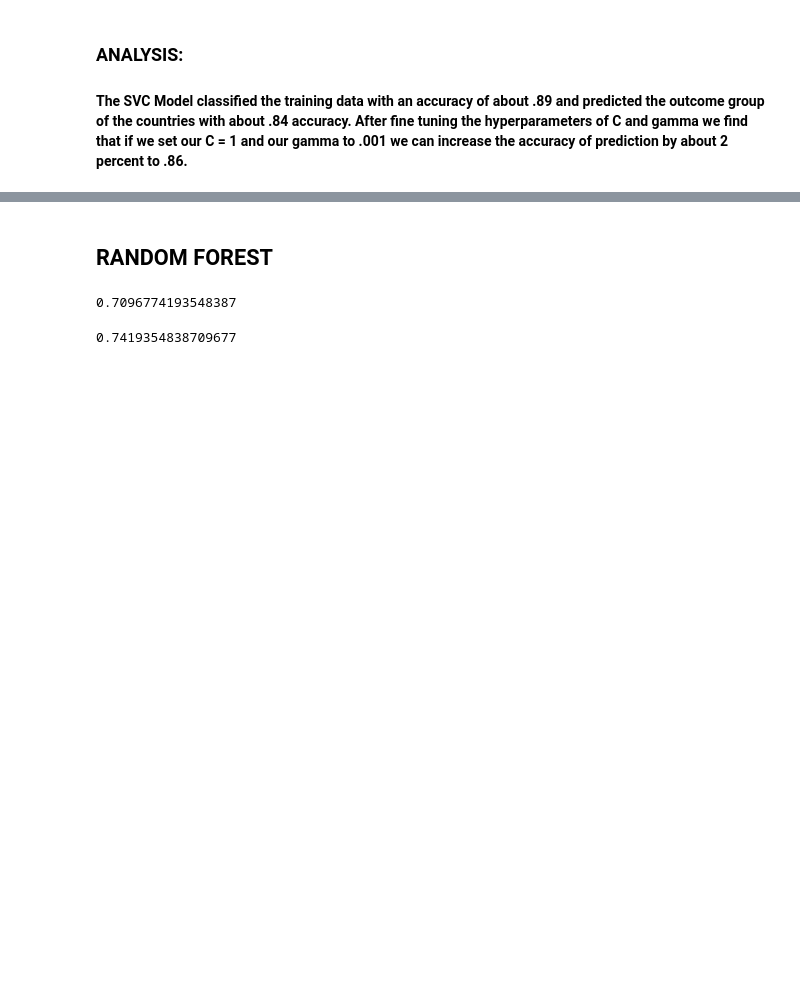
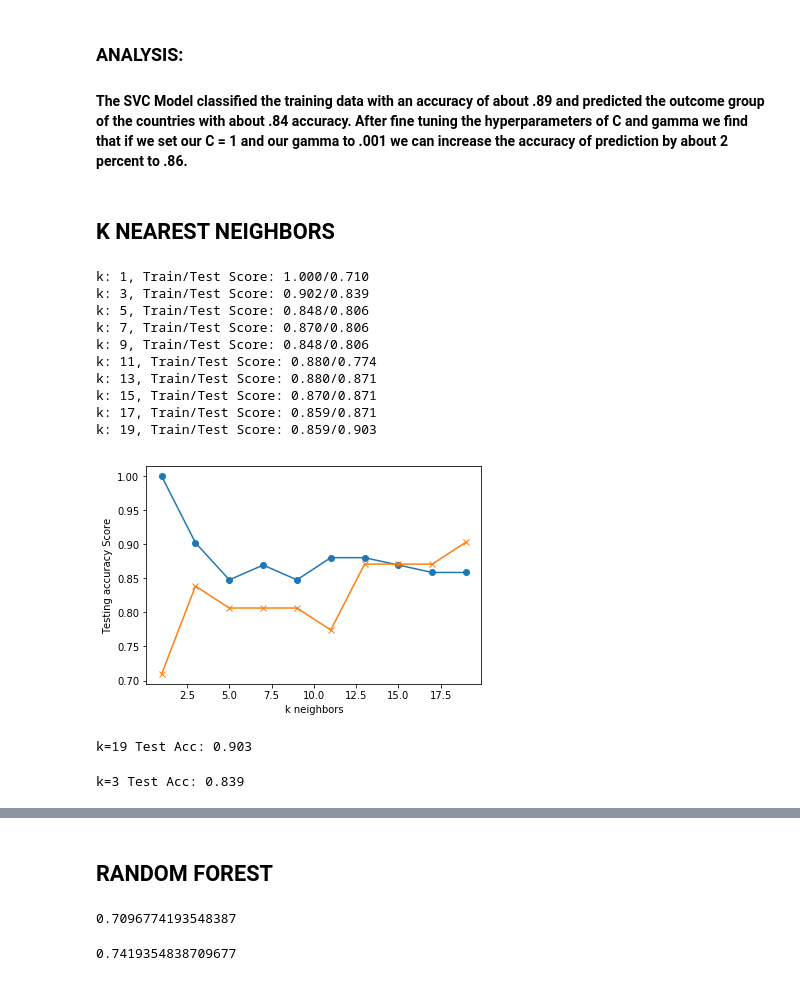
Before and after one commit to Survifit/WorldHappiness, a Jupyter notebook: happiness.ipynb, the cells around one changed output, grey strips where cells are left out. Cells and saved outputs as stored; diff of their text form; code cells hidden in the pictures; blank space fills up the shorter version.

```diff
--- a/happiness.ipynb
+++ b/happiness.ipynb
@@ -683,3 +684,5 @@ Best Score: 0.8913043478260869
 # %% [markdown]
 ### ANALYSIS:
 #### The SVC Model classified the training data with an accuracy of about .89 and predicted the outcome group of the countries with about .84 accuracy.  After fine tuning the hyperparameters of C and gamma we find that if we set our C = 1 and our gamma to .001 we can increase the accuracy of prediction by about 2 percent to .86.
+# %% [markdown]
+## K NEAREST NEIGHBORS
@@ -685,0 +691,46 @@ Best Score: 0.8913043478260869
+# %%
+# Loop through different k values to see which has the highest accuracy
+# Note: We only use odd numbers because we don't want any ties
+train_scores = []
+test_scores = []
+for k in range(1, 20, 2):
+    knn = KNeighborsClassifier(n_neighbors=k)
+    knn.fit(X_train_scaled, y_train)
+    train_score = knn.score(X_train_scaled, y_train)
+    test_score = knn.score(X_test_scaled, y_test)
+    train_scores.append(train_score)
+    test_scores.append(test_score)
+    print(f"k: {k}, Train/Test Score: {train_score:.3f}/{test_score:.3f}")
+
+
+plt.plot(range(1, 20, 2), train_scores, marker='o')
+plt.plot(range(1, 20, 2), test_scores, marker="x")
+plt.xlabel("k neighbors")
+plt.ylabel("Testing accuracy Score")
+plt.show()
+# %% [output]
+k: 1, Train/Test Score: 1.000/0.710
+k: 3, Train/Test Score: 0.902/0.839
+k: 5, Train/Test Score: 0.848/0.806
+k: 7, Train/Test Score: 0.870/0.806
+k: 9, Train/Test Score: 0.848/0.806
+k: 11, Train/Test Score: 0.880/0.774
+k: 13, Train/Test Score: 0.880/0.871
+k: 15, Train/Test Score: 0.870/0.871
+k: 17, Train/Test Score: 0.859/0.871
+k: 19, Train/Test Score: 0.859/0.903
+[figure, added]
+# %%
+# Note that k = 19 provides the best accuracy where the classifier starts to stablize, even k = 3 does a reasonable job.
+knn = KNeighborsClassifier(n_neighbors=19)
+knn.fit(X_train_scaled, y_train)
+print('k=19 Test Acc: %.3f' % knn.score(X_test_scaled, y_test))
+# %% [output]
+k=19 Test Acc: 0.903
+# %%
+# Using just 3 neighbors to classify does a reasonable job as well.
+knn = KNeighborsClassifier(n_neighbors=3)
+knn.fit(X_train_scaled, y_train)
+print('k=3 Test Acc: %.3f' % knn.score(X_test_scaled, y_test))
+# %% [output]
+k=3 Test Acc: 0.839
```
Also changed, not shown: parts of 25 cells of this notebook.
